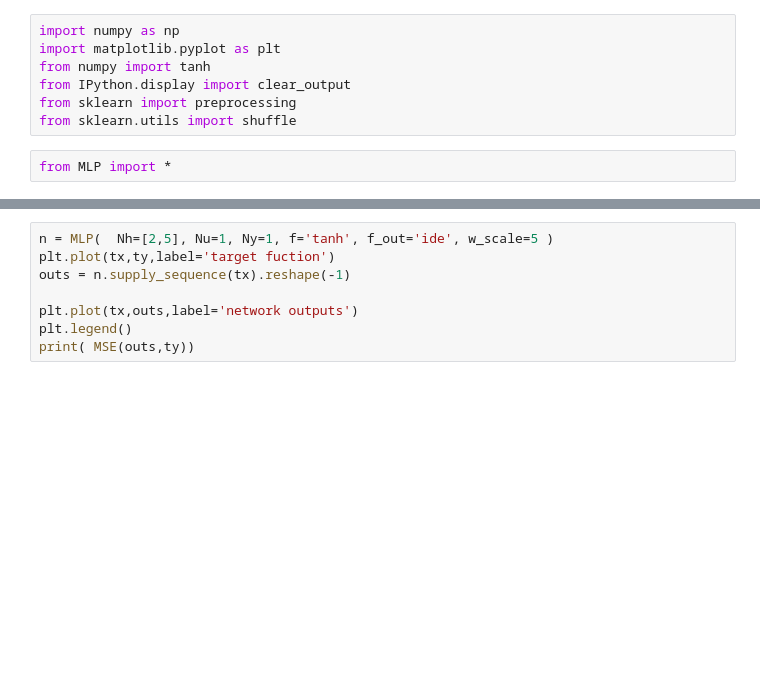
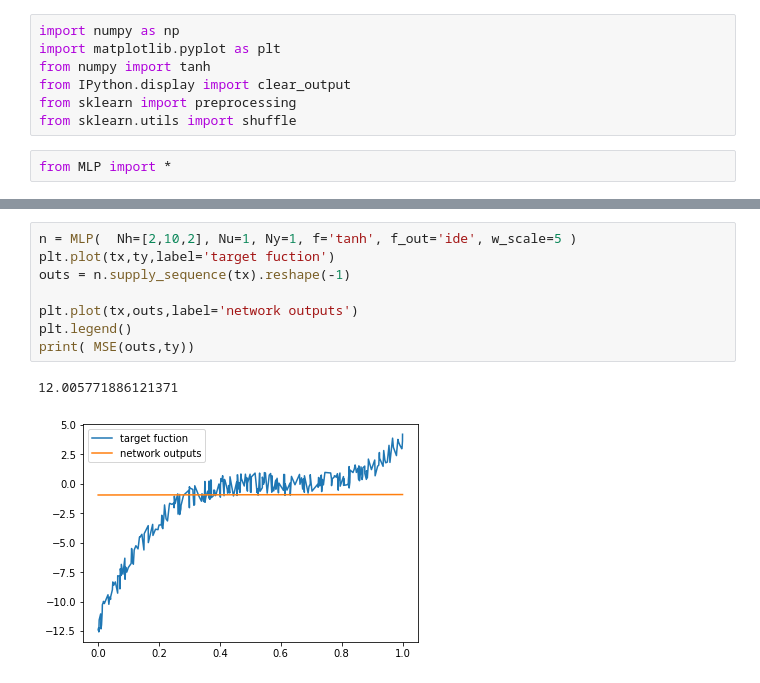
Before and after one commit to sd3ntato/CM_project, a Jupyter notebook: test_notebook.ipynb, the cells around one changed output, grey strips where cells are left out. Drawn from its saved outputs; the diff is of its cells as text; blank space fills up the shorter version.

```diff
--- a/test_notebook.ipynb
+++ b/test_notebook.ipynb
@@ -22,9 +24,12 @@ data.shape
 # %%
-n = MLP(  Nh=[2,5], Nu=1, Ny=1, f='tanh', f_out='ide', w_scale=5 )
+n = MLP(  Nh=[2,10,2], Nu=1, Ny=1, f='tanh', f_out='ide', w_scale=5 )
 plt.plot(tx,ty,label='target fuction')
 outs = n.supply_sequence(tx).reshape(-1)
 
 plt.plot(tx,outs,label='network outputs')
 plt.legend()
 print( MSE(outs,ty))
+# %% [output]
+12.005771886121371
+[figure, added]
 # %%
```
Also changed, not shown: parts of 3 cells of this notebook, 3 other files.
